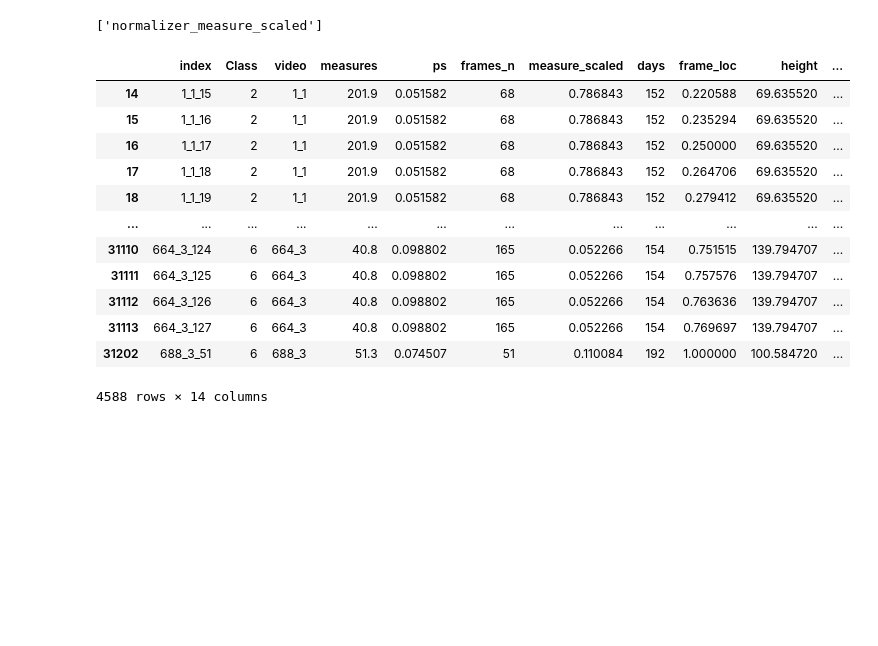
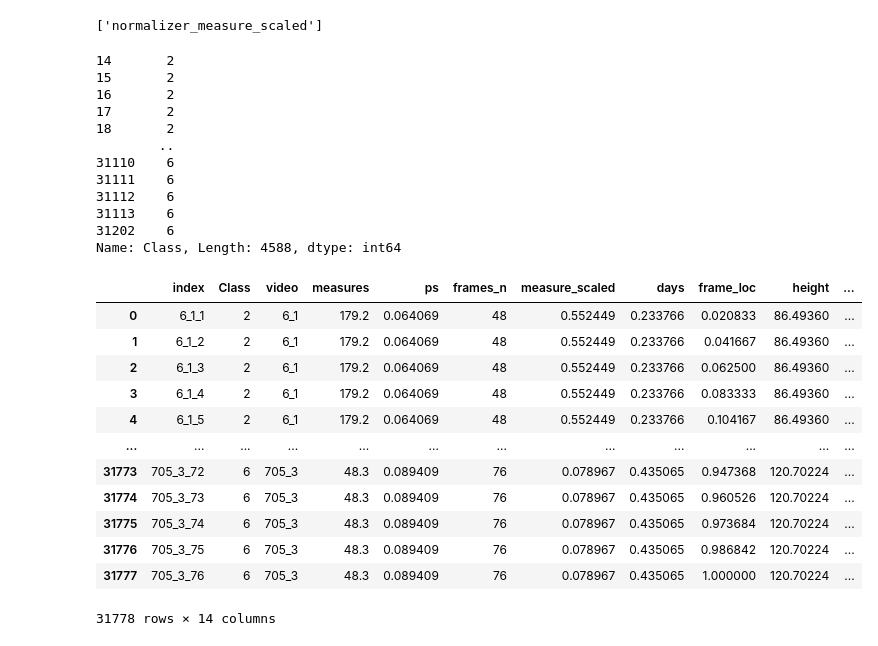
Before and after one commit to karolpustelnik/Fetal-RL, a Jupyter notebook: data_preparation/data_biometry/ete_model/biometry_scaled_ps/ete_data_prep.ipynb, the cells around one changed output. Cells and saved outputs as stored; diff of their text form; code cells hidden in the pictures; blank space fills up the shorter version.

```diff
--- a/data_preparation/data_biometry/ete_model/biometry_scaled_ps/ete_data_prep.ipynb
+++ b/data_preparation/data_biometry/ete_model/biometry_scaled_ps/ete_data_prep.ipynb
@@ -252,19 +252,18 @@ data_test = test[(test['Class'] == 2) | (test['Class'] == 4) | (test['Class'] ==
 data_train = train[(train['Class'] == 2) | (train['Class'] == 4) | (train['Class'] == 6)]
 data_val = val[(val['Class'] == 2) | (val['Class'] == 4) | (val['Class'] == 6)]
 # %%
-data_test
+data_test['Class']
 # %% [output]
-|  | index | Class | video | measures | ps | frames_n | measure_scaled | days | frame_loc | height | ... |
-| 14 | 1_1_15 | 2 | 1_1 | 201.9 | 0.051582 | 68 | 0.786843 | 152 | 0.220588 | 69.635520 | ... |
-| 15 | 1_1_16 | 2 | 1_1 | 201.9 | 0.051582 | 68 | 0.786843 | 152 | 0.235294 | 69.635520 | ... |
-| 16 | 1_1_17 | 2 | 1_1 | 201.9 | 0.051582 | 68 | 0.786843 | 152 | 0.250000 | 69.635520 | ... |
-| 17 | 1_1_18 | 2 | 1_1 | 201.9 | 0.051582 | 68 | 0.786843 | 152 | 0.264706 | 69.635520 | ... |
-| 18 | 1_1_19 | 2 | 1_1 | 201.9 | 0.051582 | 68 | 0.786843 | 152 | 0.279412 | 69.635520 | ... |
-| ... | ... | ... | ... | ... | ... | ... | ... | ... | ... | ... | ... |
-| 31110 | 664_3_124 | 6 | 664_3 | 40.8 | 0.098802 | 165 | 0.052266 | 154 | 0.751515 | 139.794707 | ... |
-| 31111 | 664_3_125 | 6 | 664_3 | 40.8 | 0.098802 | 165 | 0.052266 | 154 | 0.757576 | 139.794707 | ... |
-| 31112 | 664_3_126 | 6 | 664_3 | 40.8 | 0.098802 | 165 | 0.052266 | 154 | 0.763636 | 139.794707 | ... |
-| 31113 | 664_3_127 | 6 | 664_3 | 40.8 | 0.098802 | 165 | 0.052266 | 154 | 0.769697 | 139.794707 | ... |
-| 31202 | 688_3_51 | 6 | 688_3 | 51.3 | 0.074507 | 51 | 0.110084 | 192 | 1.000000 | 100.584720 | ... |
-4588 rows × 14 columns
+14       2
+15       2
+16       2
+17       2
+18       2
+        ..
+31110    6
+31111    6
+31112    6
+31113    6
+31202    6
+Name: Class, Length: 4588, dtype: int64
 # %%
@@ -274,0 +274,18 @@ data_val.to_csv('/data/kpusteln/Fetal-RL/data_preparation/data_biometry/ete_mode
+# %%
+data = pd.read_csv('/data/kpusteln/Fetal-RL/data_preparation/data_biometry/ete_model/biometry_scaled_ps/biometry_train_scaled_size_subset.csv')
+# %%
+data
+# %% [output]
+|  | index | Class | video | measures | ps | frames_n | measure_scaled | days | frame_loc | height | ... |
+| 0 | 6_1_1 | 2 | 6_1 | 179.2 | 0.064069 | 48 | 0.552449 | 0.233766 | 0.020833 | 86.49360 | ... |
+| 1 | 6_1_2 | 2 | 6_1 | 179.2 | 0.064069 | 48 | 0.552449 | 0.233766 | 0.041667 | 86.49360 | ... |
+| 2 | 6_1_3 | 2 | 6_1 | 179.2 | 0.064069 | 48 | 0.552449 | 0.233766 | 0.062500 | 86.49360 | ... |
+| 3 | 6_1_4 | 2 | 6_1 | 179.2 | 0.064069 | 48 | 0.552449 | 0.233766 | 0.083333 | 86.49360 | ... |
+| 4 | 6_1_5 | 2 | 6_1 | 179.2 | 0.064069 | 48 | 0.552449 | 0.233766 | 0.104167 | 86.49360 | ... |
+| ... | ... | ... | ... | ... | ... | ... | ... | ... | ... | ... | ... |
+| 31773 | 705_3_72 | 6 | 705_3 | 48.3 | 0.089409 | 76 | 0.078967 | 0.435065 | 0.947368 | 120.70224 | ... |
+| 31774 | 705_3_73 | 6 | 705_3 | 48.3 | 0.089409 | 76 | 0.078967 | 0.435065 | 0.960526 | 120.70224 | ... |
+| 31775 | 705_3_74 | 6 | 705_3 | 48.3 | 0.089409 | 76 | 0.078967 | 0.435065 | 0.973684 | 120.70224 | ... |
+| 31776 | 705_3_75 | 6 | 705_3 | 48.3 | 0.089409 | 76 | 0.078967 | 0.435065 | 0.986842 | 120.70224 | ... |
+| 31777 | 705_3_76 | 6 | 705_3 | 48.3 | 0.089409 | 76 | 0.078967 | 0.435065 | 1.000000 | 120.70224 | ... |
+31778 rows × 14 columns
```
Also changed, not shown: parts of 1 cell of this notebook, 5 other files.
